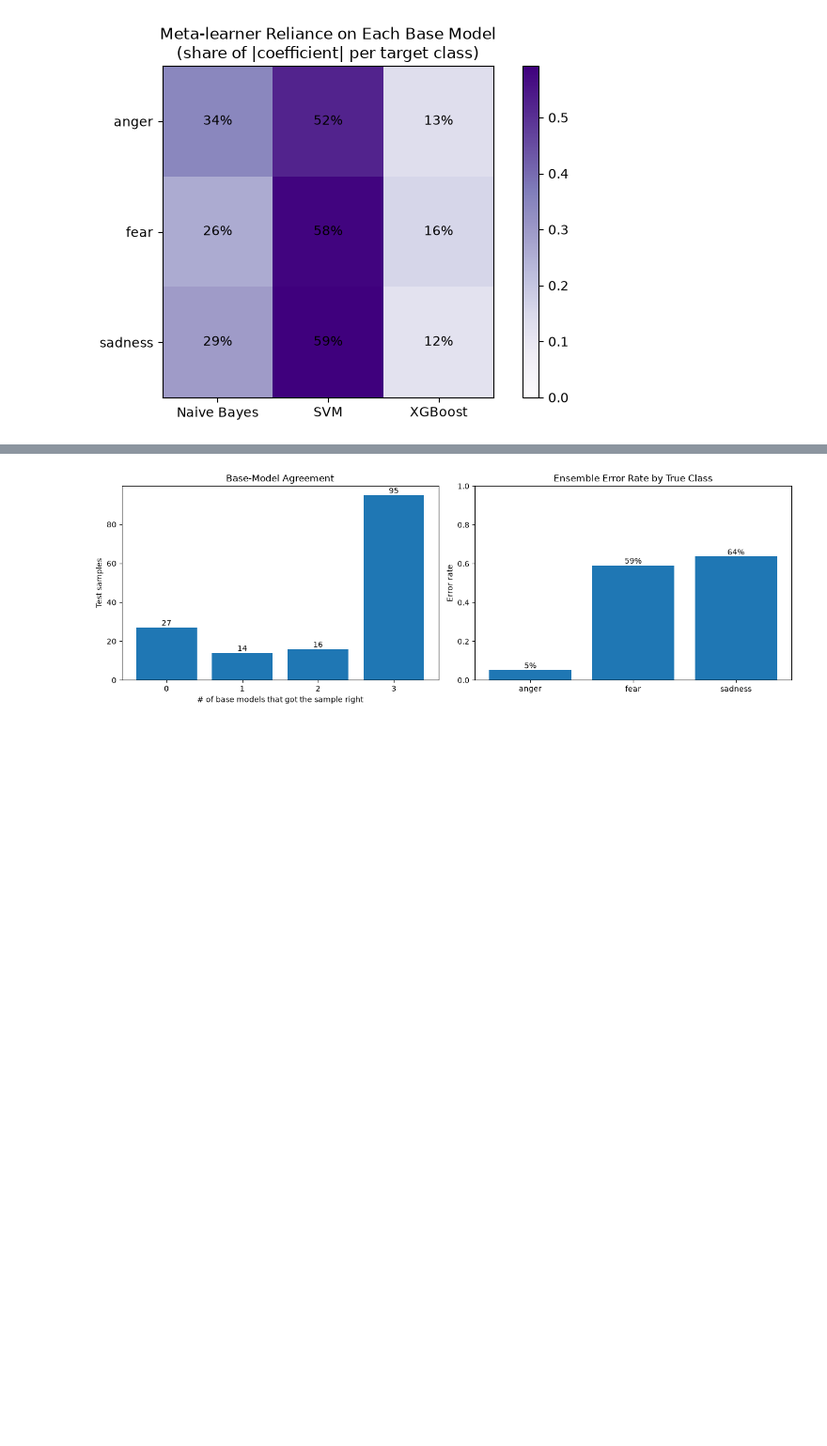
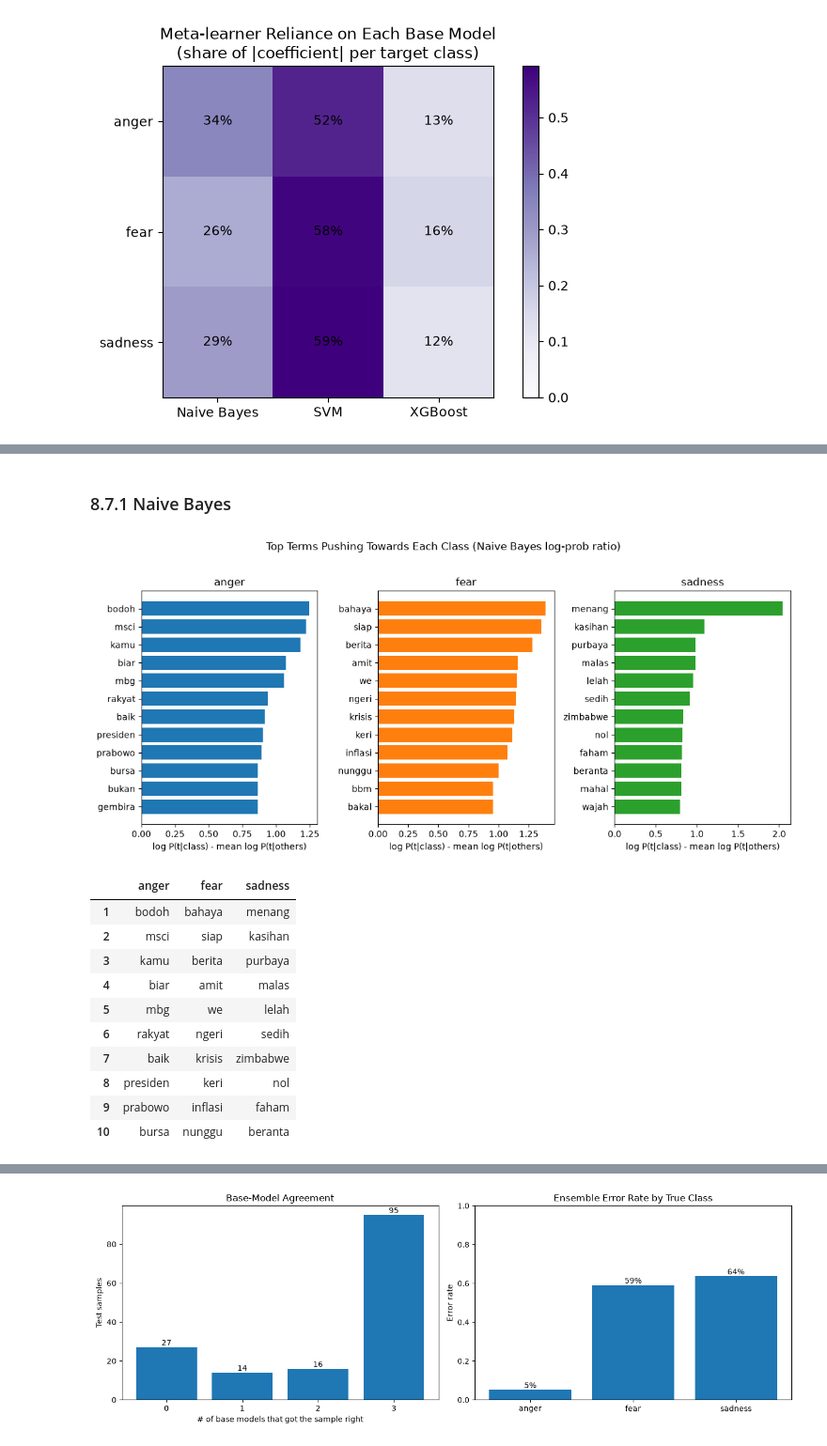
Before and after one commit to WilsonnnTan/ML, a Jupyter notebook: notebooks/model.ipynb, the cells around one changed output, grey strips where cells are left out. Shown at 94% size. Drawn from its saved outputs; the diff is of its cells as text; code cells hidden in the pictures; blank space fills up the shorter version.

```diff
--- a/notebooks/model.ipynb
+++ b/notebooks/model.ipynb
@@ -586,22 +592,3 @@ All models saved:
   ../models/label_encoder_classes.npy  (0.2 KB)
 # %% [markdown]
 ## 7. Summary Comparison
-# %%
-import pandas as pd
-
-results = []
-for name, y_pred in [
-    ("Naive Bayes", y_pred_nb),
-    ("SVM",         y_pred_svm),
-    ("XGBoost",     y_pred_xgb),
-    ("Ensemble",    y_pred_ens),
-]:
-    results.append({
-        "Model":    name,
-        "Accuracy": round(accuracy_score(y_test, y_pred), 4),
-        "F1-macro": round(f1_score(y_test, y_pred, average="macro", zero_division=0), 4),
-    })
-
-summary = pd.DataFrame(results).set_index("Model")
-print(summary.to_string())
-summary
@@ -773,0 +807,41 @@ plt.tight_layout(); save_fig("svm_top_terms"); plt.show()
+# %%
+TOP = 12
+TERM_SCORES = {}      # model name -> (vocab, scores of shape (K, n_terms)); used for the side-by-side table below
+
+def plot_top_terms(vocab, scores, title, fname, top=TOP, xlabel="Score"):
+    """For each class, bar-plot the `top` terms with the highest score (= pushing towards that class)."""
+    fig, axes = plt.subplots(1, K, figsize=(3.8 * K, 5))
+    for i, ax in enumerate(np.atleast_1d(axes)):
+        idx = np.argsort(scores[i])[-top:]
+        ax.barh(vocab[idx], scores[i][idx], color=f"C{i}")
+        ax.set_title(CLASS_NAMES[i]); ax.set_xlabel(xlabel)
+    plt.suptitle(title, y=1.02)
+    plt.tight_layout(); save_fig(fname); plt.show()
+
+def top_terms_table(vocab, scores, top=10):
+    return pd.DataFrame({CLASS_NAMES[i]: vocab[np.argsort(scores[i])[::-1][:top]] for i in range(K)},
+                        index=range(1, top + 1))
+# %% [markdown]
+### 8.7.1 Naive Bayes
+# %%
+nb_vocab = np.array(nb_model.named_steps["tfidf"].get_feature_names_out())
+flp = nb_model.named_steps["clf"].feature_log_prob_                      # (K, n_features)
+nb_scores = np.vstack([flp[i] - np.delete(flp, i, axis=0).mean(axis=0) for i in range(K)])
+
+TERM_SCORES["Naive Bayes"] = (nb_vocab, nb_scores)
+plot_top_terms(nb_vocab, nb_scores, "Top Terms Pushing Towards Each Class (Naive Bayes log-prob ratio)",
+               "nb_top_terms", xlabel="log P(t|class) - mean log P(t|others)")
+display(top_terms_table(nb_vocab, nb_scores))
+# %% [output]
+[figure, added]
+|  | anger | fear | sadness |
+| 1 | bodoh | bahaya | menang |
+| 2 | msci | siap | kasihan |
+| 3 | kamu | berita | purbaya |
+| 4 | biar | amit | malas |
+| 5 | mbg | we | lelah |
+| 6 | rakyat | ngeri | sedih |
+| 7 | baik | krisis | zimbabwe |
+| 8 | presiden | keri | nol |
+| 9 | prabowo | inflasi | faham |
+| 10 | bursa | nunggu | beranta |
```
Also changed, not shown: parts of 14 cells of this notebook, 5 other files.
